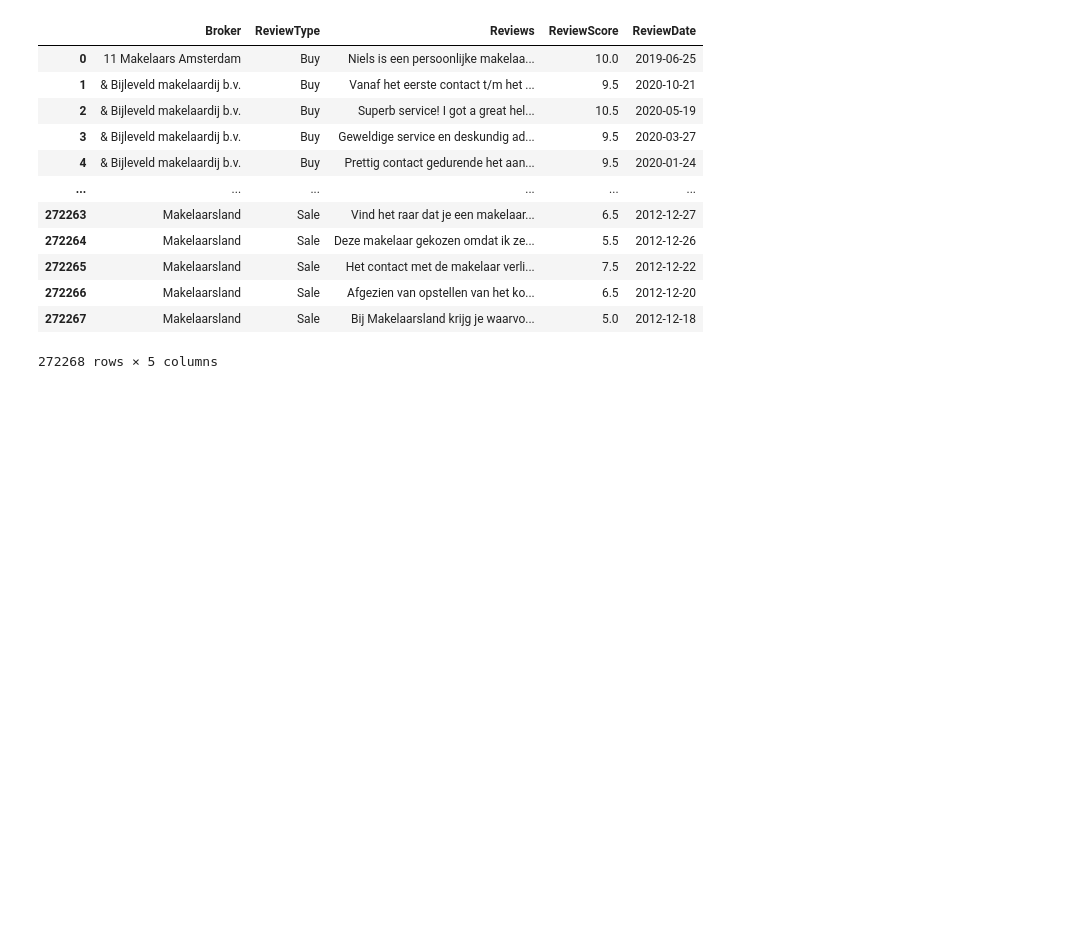
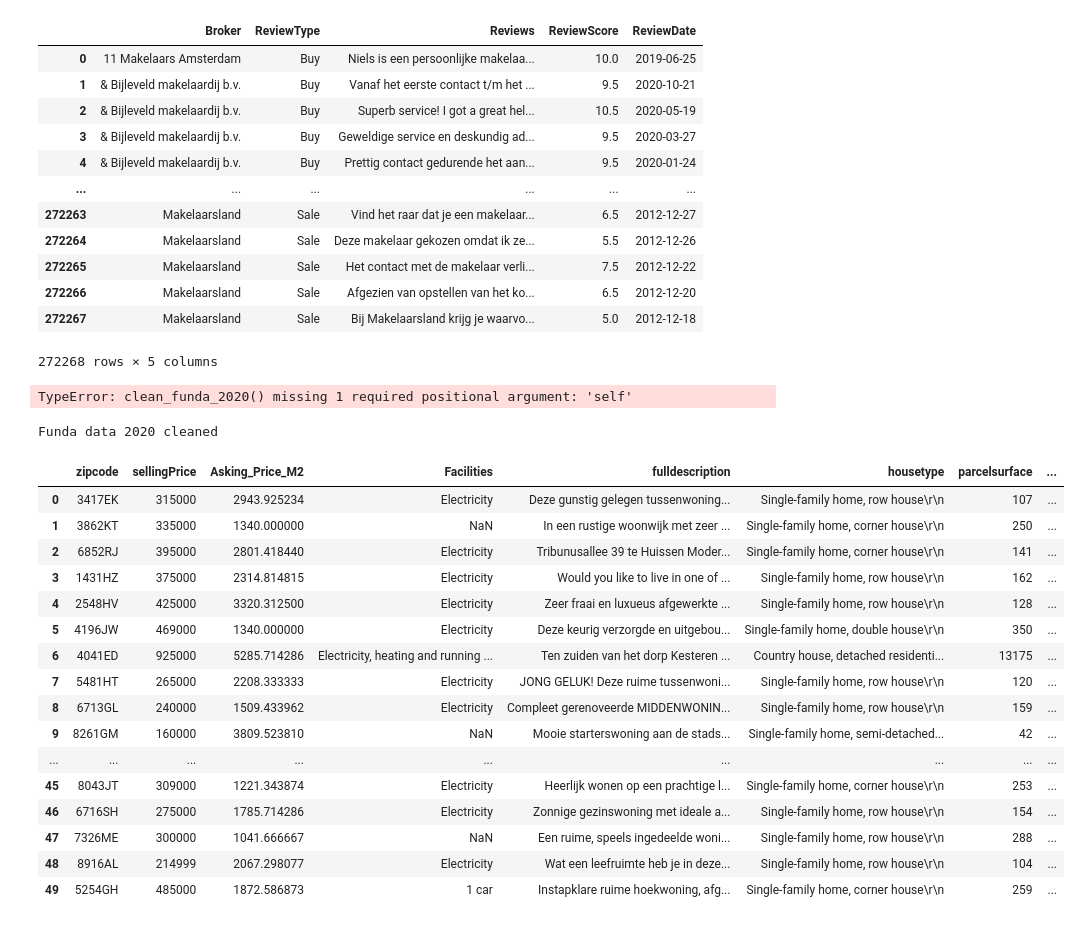
Before and after one commit to Rokra1995/ML-houseprice-pipeline, a Jupyter notebook: notebooks/Robin.ipynb, the cells around one changed output. Drawn from its saved outputs; the diff is of its cells as text; code cells hidden in the pictures; blank space fills up the shorter version.

Commit message:
error fixing Robin notebook

```diff
--- a/notebooks/Robin.ipynb
+++ b/notebooks/Robin.ipynb
@@ -62,0 +65,10 @@ broker_reviews_cleaned.dtypes
+# %%
+data_loader = DataLoader(base_folder='/Users/Robinkratschmayr2/Library/Mobile Documents/com~apple~CloudDocs/2. Ausbildung/Master/Quarter 2/Artificial Intelligence for Business/Assignment/product3team2')
+
+funda_2018 = data_loader.load_funda_data_2018()
+funda_2020 = data_loader.load_funda_data_2020()
+# %%
+data_cleaner = DataCleaner
+funda_2020_cleaned = data_cleaner.clean_funda_2020(data=funda_2020)
+# %% [output]
+TypeError: clean_funda_2020() missing 1 required positional argument: 'self'
@@ -62,0 +77,49 @@ broker_reviews_cleaned.dtypes
+# %%
+def clean_funda_2020(data):
+    # Replace all None values by NaN
+    data = data.replace(to_replace="None", value=np.nan)
+    # Drop column Ownership situation
+    data = data.drop(axis=1, columns=['Ownership situation','url','Cadastre_Title'])
+    # m³ removed from parcelsurface
+    data['parcelsurface'] = data['parcelsurface'].str.replace(r'\D', '').astype(int)
+
+
+    # © Felicia Betten
+    def calculate_mean_yearofbuilding_funda_2020(date):
+        date = date.replace('After ', '') # replace 'After ' with empty
+        date = date.replace('Before ', '') # replace 'Before ' with empty
+        if "-" in date: # check whether there is a '-' in the column
+            date = date.split("-") # if yes, split the two dates
+            date = (int(date[0]) + int(date[1])) / 2 # calculate the mean of the two dates
+            return(int(date)) # return the mean date
+        else:
+            return int(date) # if not, return the only date
+
+        # apply function to each row of the column
+    data['yearofbuilding'] = data['yearofbuilding'].apply(lambda date: calculate_mean_yearofbuilding_funda_2020(date))
+    print("Funda data 2020 cleaned")
+    return data
+# %%
+funda_2020_cleaned = clean_funda_2020(funda_2020)
+# %% [output]
+Funda data 2020 cleaned
+# %%
+funda_2020_cleaned.head(50)
+# %% [output]
+|  | zipcode | sellingPrice | Asking_Price_M2 | Facilities | fulldescription | housetype | parcelsurface | ... |
+| 0 | 3417EK | 315000 | 2943.925234 | Electricity | Deze gunstig gelegen tussenwoning... | Single-family home, row house\r\n | 107 | ... |
+| 1 | 3862KT | 335000 | 1340.000000 | NaN | In een rustige woonwijk met zeer ... | Single-family home, corner house\r\n | 250 | ... |
+| 2 | 6852RJ | 395000 | 2801.418440 | Electricity | Tribunusallee 39 te Huissen Moder... | Single-family home, corner house\r\n | 141 | ... |
+| 3 | 1431HZ | 375000 | 2314.814815 | Electricity | Would you like to live in one of ... | Single-family home, row house\r\n | 162 | ... |
+| 4 | 2548HV | 425000 | 3320.312500 | Electricity | Zeer fraai en luxueus afgewerkte ... | Single-family home, row house\r\n | 128 | ... |
+| 5 | 4196JW | 469000 | 1340.000000 | Electricity | Deze keurig verzorgde en uitgebou... | Single-family home, double house\r\n | 350 | ... |
+| 6 | 4041ED | 925000 | 5285.714286 | Electricity, heating and running ... | Ten zuiden van het dorp Kesteren ... | Country house, detached residenti... | 13175 | ... |
+| 7 | 5481HT | 265000 | 2208.333333 | Electricity | JONG GELUK! Deze ruime tussenwoni... | Single-family home, row house\r\n | 120 | ... |
+| 8 | 6713GL | 240000 | 1509.433962 | Electricity | Compleet gerenoveerde MIDDENWONIN... | Single-family home, row house\r\n | 159 | ... |
+| 9 | 8261GM | 160000 | 3809.523810 | NaN | Mooie starterswoning aan de stads... | Single-family home, semi-detached... | 42 | ... |
+| ... | ... | ... | ... | ... | ... | ... | ... | ... |
+| 45 | 8043JT | 309000 | 1221.343874 | Electricity | Heerlijk wonen op een prachtige l... | Single-family home, corner house\r\n | 253 | ... |
+| 46 | 6716SH | 275000 | 1785.714286 | Electricity | Zonnige gezinswoning met ideale a... | Single-family home, row house\r\n | 154 | ... |
+| 47 | 7326ME | 300000 | 1041.666667 | NaN | Een ruime, speels ingedeelde woni... | Single-family home, row house\r\n | 288 | ... |
+| 48 | 8916AL | 214999 | 2067.298077 | Electricity | Wat een leefruimte heb je in deze... | Single-family home, row house\r\n | 104 | ... |
+| 49 | 5254GH | 485000 | 1872.586873 | 1 car | Instapklare ruime hoekwoning, afg... | Single-family home, corner house\r\n | 259 | ... |
```
Also changed, not shown: parts of 4 cells of this notebook.
